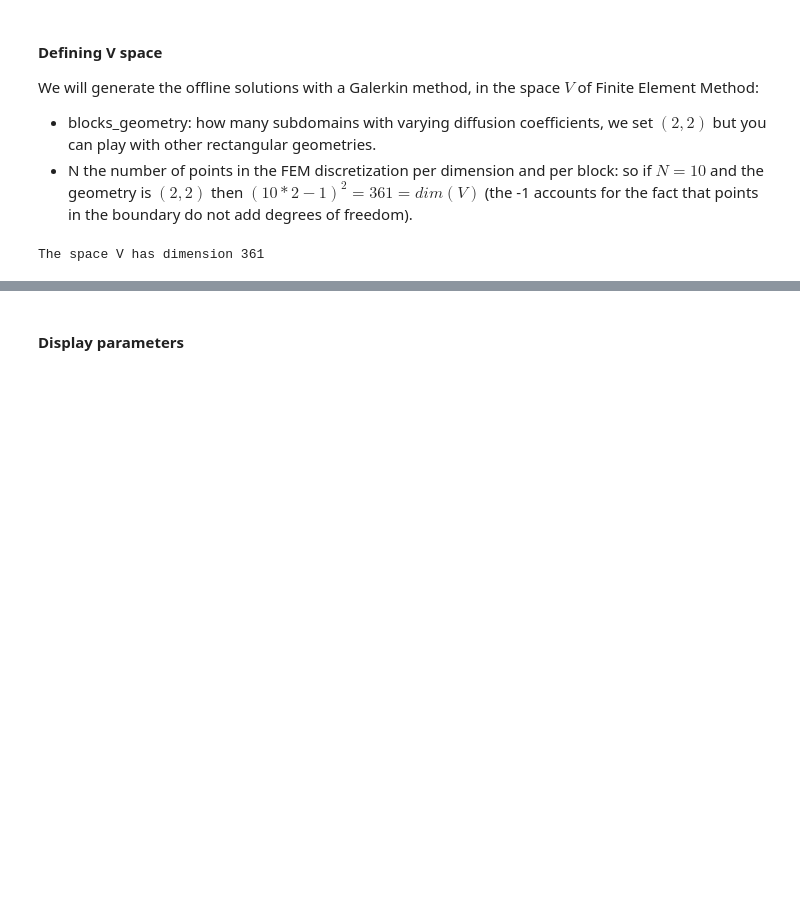
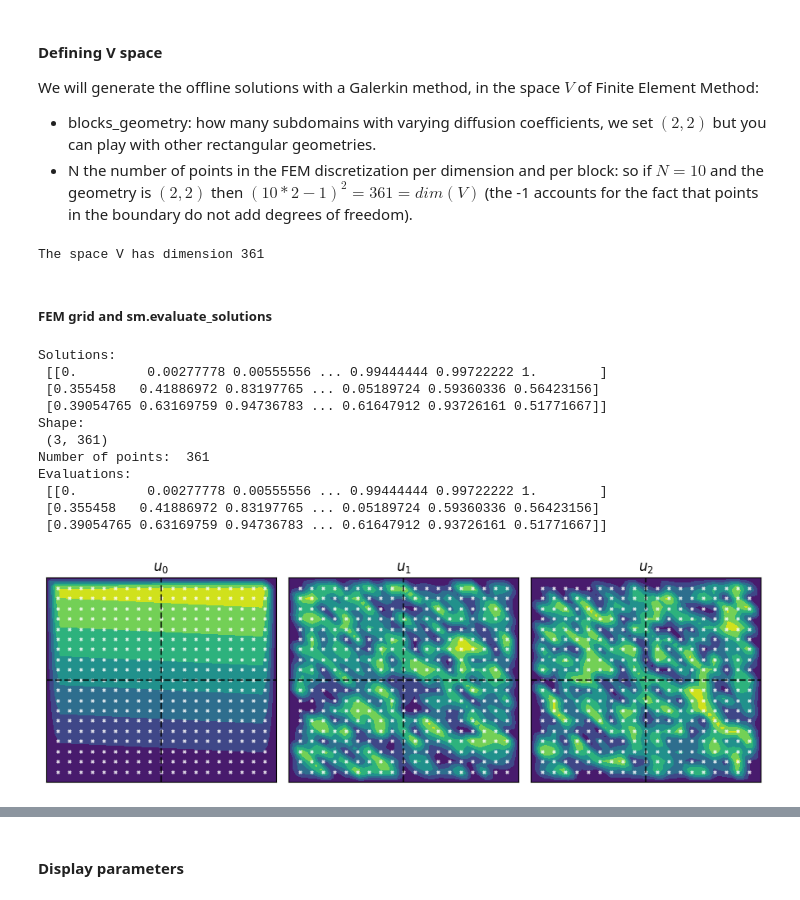
Before and after one commit to agussomacal/ROMHighContrast, a Jupyter notebook: src/notebooks/InverseProblemPipeline.ipynb, the cells around one changed output, grey strips where cells are left out. Drawn from its saved outputs; the diff is of its cells as text; code cells hidden in the pictures; blank space fills up the shorter version.

Commit message:
InverseProblemPipeline.ipynb with introduction to SolutionManager, TODOs, y -> theta, measurements_sampling_optimal, weighted_least_squares

```diff
--- a/src/notebooks/InverseProblemPipeline.ipynb
+++ b/src/notebooks/InverseProblemPipeline.ipynb
@@ -84,3 +87,43 @@ sm = SolutionsManagerFEM(blocks_geometry=(2,2), N=10, num_cores=1)
 print("The space V has dimension {}".format(sm.vspace_dim))
 # %% [output]
 The space V has dimension 361
+# %% [markdown]
+##### FEM grid and sm.evaluate_solutions
+# %%
+number_of_solutions = 3
+
+# each row is an element v_i of the vector space V (dim(V) = 361 columns)
+u = [np.linspace(0, 1, sm.vspace_dim)]
+u = np.vstack((u, np.random.uniform(size=(number_of_solutions-1, sm.vspace_dim))))
+print("Solutions: \n", u)
+print("Shape: \n", np.shape(u))
+
+x, y = np.meshgrid(sm.points_r[1:-1], sm.points_c[1:-1])
+points = np.concatenate([x.reshape((-1,1)), y.reshape((-1,1))], axis=1)
+evaluations = sm.evaluate_solutions(points=points, solutions=u)
+print("Number of points: ", len(points))
+print("Evaluations: \n", evaluations)
+
+plot_solutions_together(
+    sm,
+    diffusion_coefficients=None,
+    solutions=u,
+    num_points_per_dim_to_plot=num_points_per_dim_to_plot,
+    contour_levels=7,
+    axes_xy_proportions=axes_xy_proportions,
+    titles=[r"$u_{}$".format(i) for i in range(number_of_solutions)],
+    colorbar=False,
+    measurement_points=points)
+# %% [output]
+Solutions:
+ [[0.         0.00277778 0.00555556 ... 0.99444444 0.99722222 1.        ]
+ [0.355458   0.41886972 0.83197765 ... 0.05189724 0.59360336 0.56423156]
+ [0.39054765 0.63169759 0.94736783 ... 0.61647912 0.93726161 0.51771667]]
+Shape:
+ (3, 361)
+Number of points:  361
+Evaluations:
+ [[0.         0.00277778 0.00555556 ... 0.99444444 0.99722222 1.        ]
+ [0.355458   0.41886972 0.83197765 ... 0.05189724 0.59360336 0.56423156]
+ [0.39054765 0.63169759 0.94736783 ... 0.61647912 0.93726161 0.51771667]]
+[figure, added]
```
Also changed, not shown: parts of 12 cells of this notebook, 1 other file.
